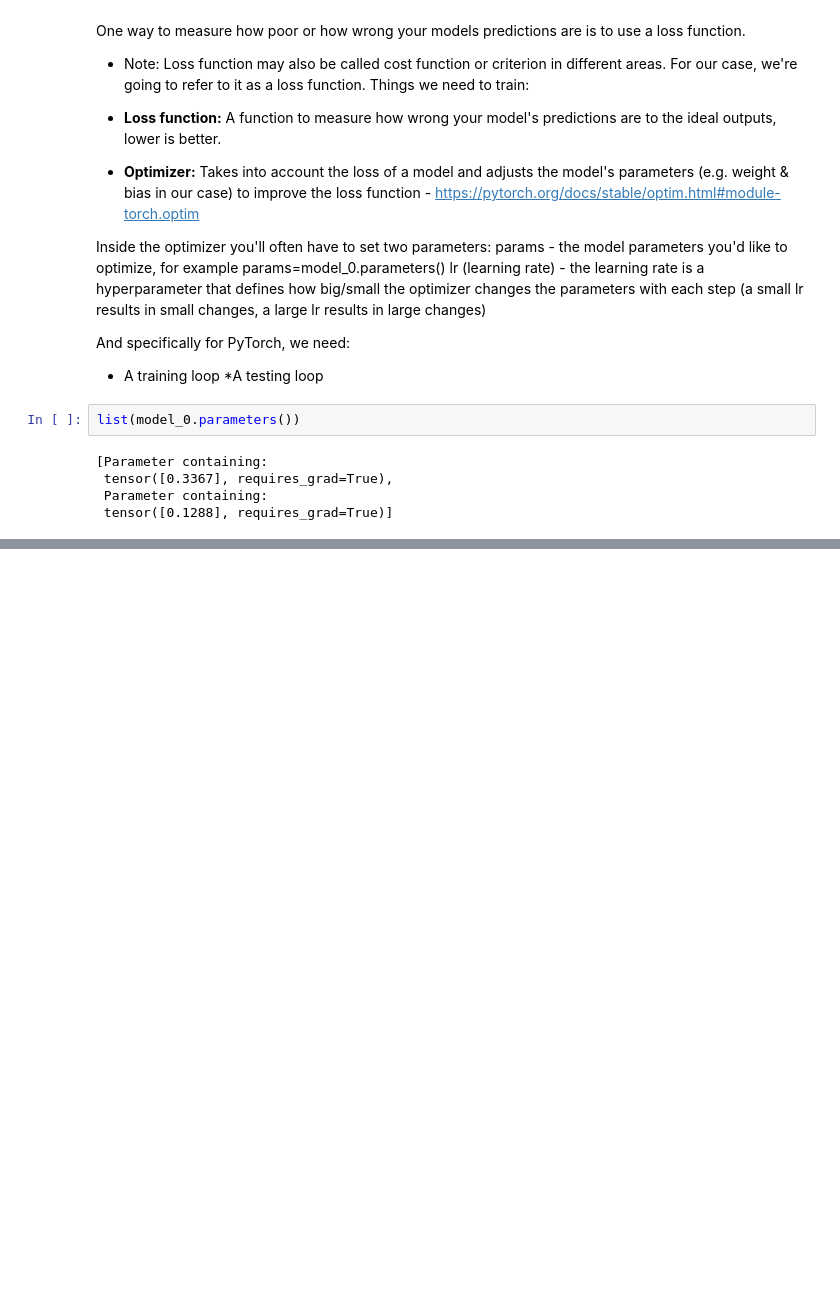
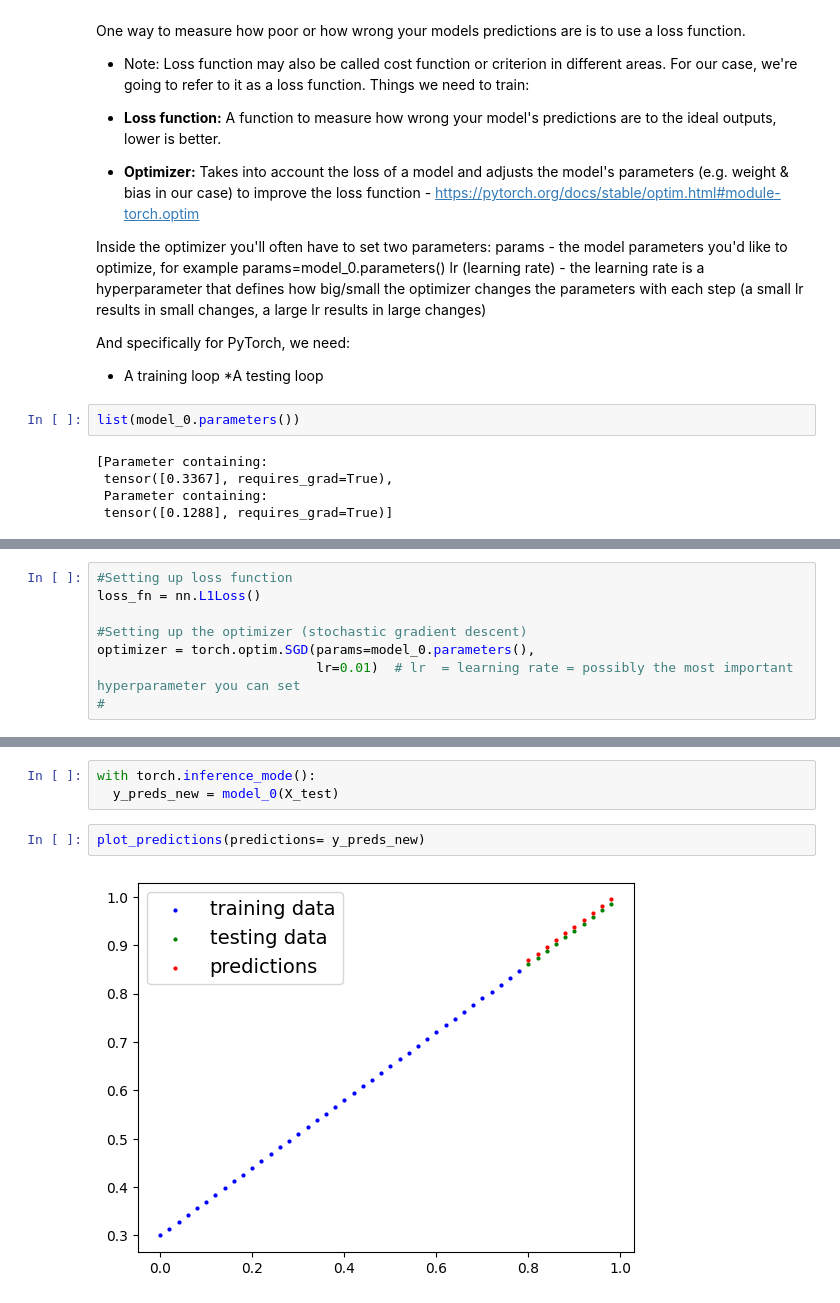
Before and after one commit to CaptJack05/ML, a Jupyter notebook: __01__pytorch_workflow.ipynb, the cells around one changed output, grey strips where cells are left out. Drawn from its saved outputs; the diff is of its cells as text; blank space fills up the shorter version.

```diff
--- a/__01__pytorch_workflow.ipynb
+++ b/__01__pytorch_workflow.ipynb
@@ -227,0 +235,8 @@ list(model_0.parameters())
+# %%
+#Setting up loss function
+loss_fn = nn.L1Loss()
+
+#Setting up the optimizer (stochastic gradient descent)
+optimizer = torch.optim.SGD(params=model_0.parameters(),
+                            lr=0.01)  # lr  = learning rate = possibly the most important hyperparameter you can set
+#
@@ -227,0 +358,7 @@ list(model_0.parameters())
+# %%
+with torch.inference_mode():
+  y_preds_new = model_0(X_test)
+# %%
+plot_predictions(predictions= y_preds_new)
+# %% [output]
+[figure, added]
```
Also changed, not shown: parts of 10 cells of this notebook.
